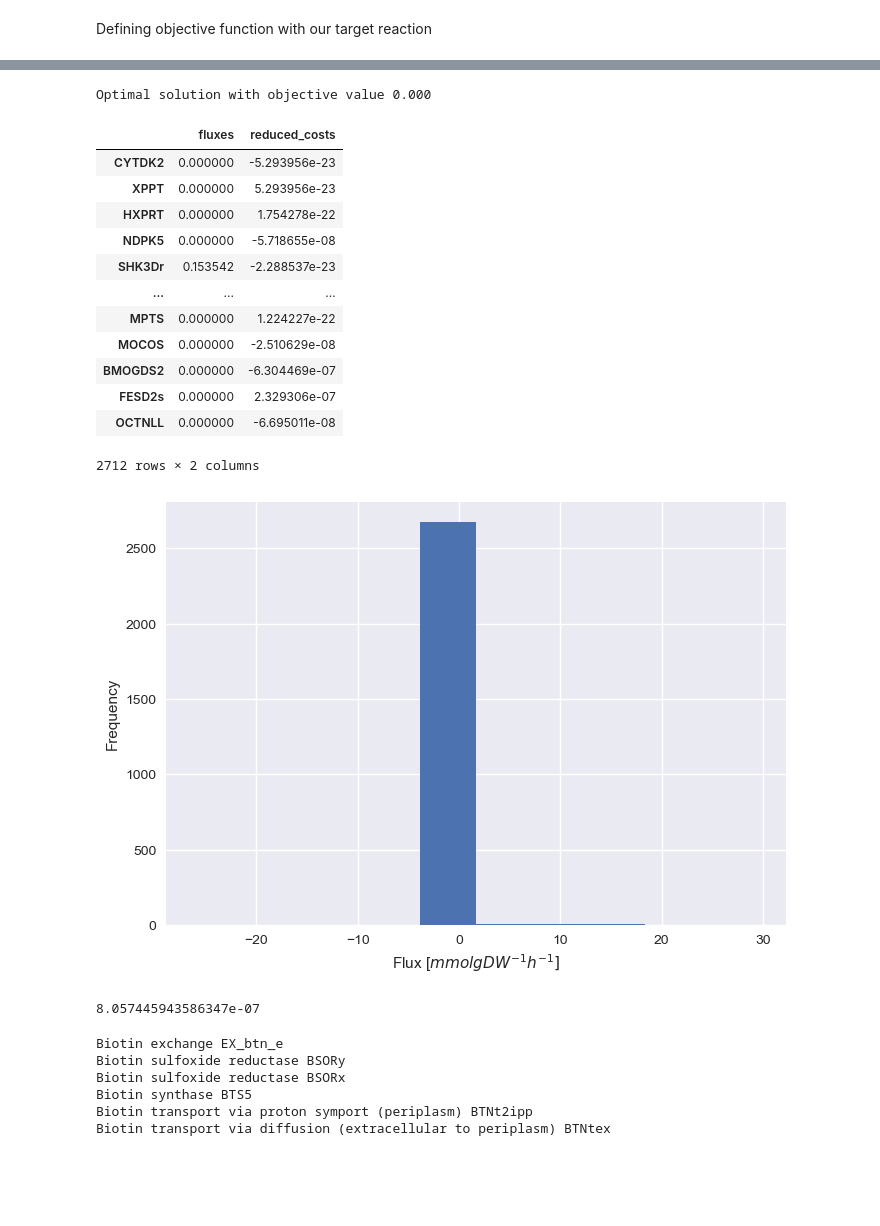
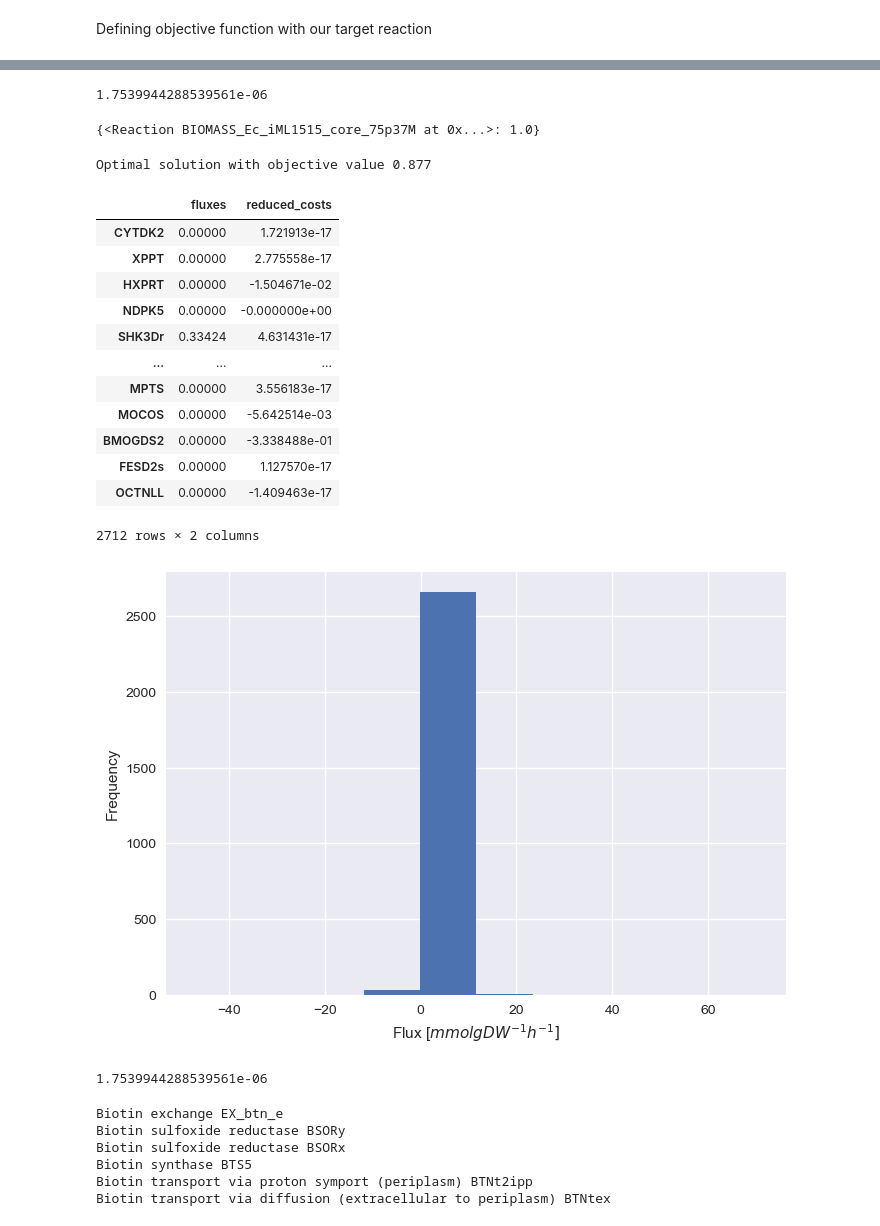
Before and after one commit to 27410/group-assingment-team-3, a Jupyter notebook: Report.ipynb, the cells around one changed output, grey strips where cells are left out. Drawn from its saved outputs; the diff is of its cells as text; code cells hidden in the pictures; blank space fills up the shorter version.

```diff
--- a/Report.ipynb
+++ b/Report.ipynb
@@ -96,33 +91,46 @@ model.reactions.BTS5
 # %%
-solution = model.optimize()
-model.objective = model.reactions.BTS5
+# model.objective = model.reactions.BTS5                                                                                                                                                                                                                                                                                                                                               # BIOMASS_Ec_iML1515_core_75p37M (substitute to this to go back to BIOMASS optimization)
+# solution = model.optimize()
+# print(solution)
+
+with model:
+    model.objective = model.reactions.DBTS
+    sol = model.optimize()
+    print(sol.objective_value)
+# %% [output]
+1.7539944288539561e-06
+# %%
+from cobra.util.solver import linear_reaction_coefficients
+linear_reaction_coefficients(model)
+# %% [output]
+{<Reaction BIOMASS_Ec_iML1515_core_75p37M at 0x...>: 1.0}
 # %%
 model.optimize()
 # %% [output]
-Optimal solution with objective value 0.000
+Optimal solution with objective value 0.877
 |  | fluxes | reduced_costs |
-| CYTDK2 | 0.000000 | -5.293956e-23 |
-| XPPT | 0.000000 | 5.293956e-23 |
-| HXPRT | 0.000000 | 1.754278e-22 |
-| NDPK5 | 0.000000 | -5.718655e-08 |
-| SHK3Dr | 0.153542 | -2.288537e-23 |
+| CYTDK2 | 0.00000 | 1.721913e-17 |
+| XPPT | 0.00000 | 2.775558e-17 |
+| HXPRT | 0.00000 | -1.504671e-02 |
+| NDPK5 | 0.00000 | -0.000000e+00 |
+| SHK3Dr | 0.33424 | 4.631431e-17 |
 | ... | ... | ... |
-| MPTS | 0.000000 | 1.224227e-22 |
-| MOCOS | 0.000000 | -2.510629e-08 |
-| BMOGDS2 | 0.000000 | -6.304469e-07 |
-| FESD2s | 0.000000 | 2.329306e-07 |
-| OCTNLL | 0.000000 | -6.695011e-08 |
+| MPTS | 0.00000 | 3.556183e-17 |
+| MOCOS | 0.00000 | -5.642514e-03 |
+| BMOGDS2 | 0.00000 | -3.338488e-01 |
+| FESD2s | 0.00000 | 1.127570e-17 |
+| OCTNLL | 0.00000 | -1.409463e-17 |
 2712 rows × 2 columns
 # %%
-fig = solution.fluxes.hist()
+fig = sol.fluxes.hist()
 fig.set_xlabel('Flux [$mmol gDW^{-1} h^{-1}]$')
 fig.set_ylabel('Frequency');
 # %% [output]
-[figure, old version]
+[figure, new version]
 # %%
-solution.fluxes.BTS5
+sol.fluxes.BTS5
 # %% [output]
-8.057445943586347e-07
+1.7539944288539561e-06
 # %%
 for reaction in model.reactions.query('Biotin', 'name'):
     print(reaction.name, reaction.id)
```
Also changed, not shown: parts of 2 cells of this notebook.
